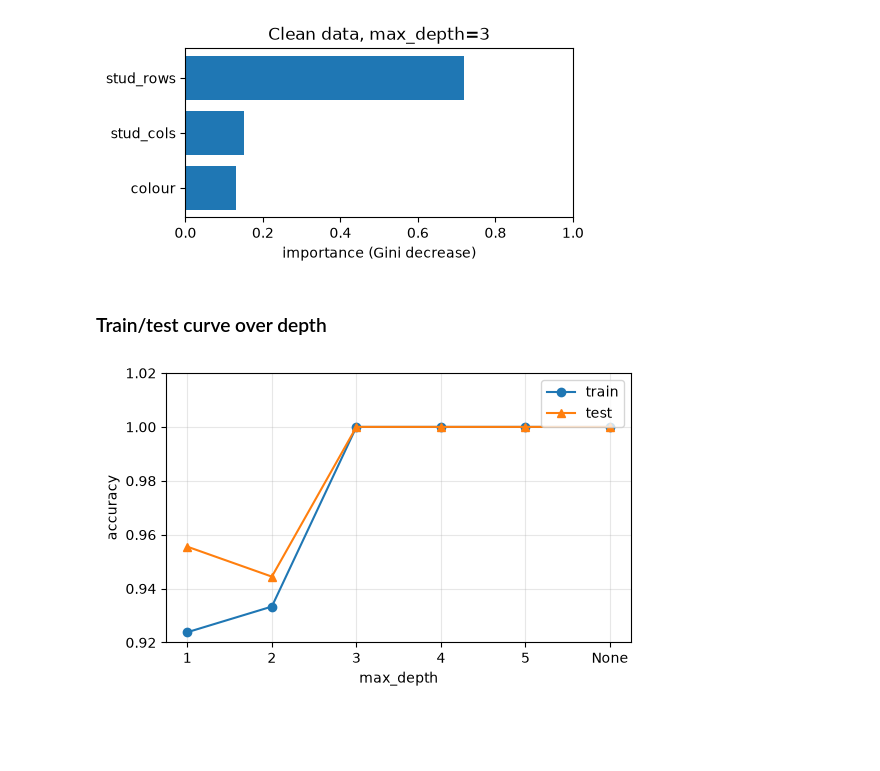
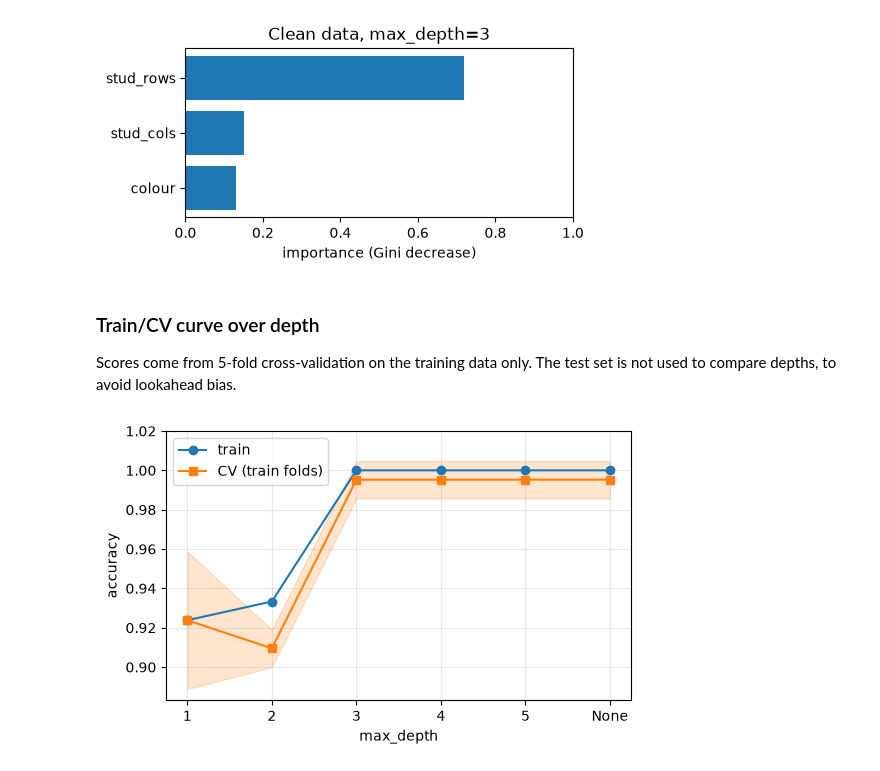
Before and after one commit to migasantunes/decision-trees-lego, a Jupyter notebook: notebooks/dev_a.ipynb, the cells around one changed output. Cells and saved outputs as stored; diff of their text form; code cells hidden in the pictures; blank space fills up the shorter version.

```diff
--- a/notebooks/dev_a.ipynb
+++ b/notebooks/dev_a.ipynb
@@ -106,9 +106,8 @@ train_df, test_df = train_test_split(clean_df, test_size=0.3, stratify=clean_df[
 
 enc = data.make_encoder()
 X_train = enc.fit_transform(train_df[data.FEATURES])
-X_test = enc.transform(test_df[data.FEATURES])
-y_train, y_test = train_df["accepted"], test_df["accepted"]
+y_train = train_df["accepted"]
 
 tree = DecisionTreeClassifier(max_depth=3, random_state=SEED).fit(X_train, y_train)
-print(f"train acc: {tree.score(X_train, y_train):.3f} | test acc: {tree.score(X_test, y_test):.3f}")
+print(f"train acc: {tree.score(X_train, y_train):.3f}")
 # %% [output]
@@ -135,16 +134,21 @@ plt.show()
 # %% [output]
 [figure]
 # %% [markdown]
-### Train/test curve over depth
+### Train/CV curve over depth
+Scores come from 5-fold cross-validation on the training data only. The test set is not used to compare depths, to avoid lookahead bias.
 # %%
+from sklearn.model_selection import cross_val_score
+
 depths = [1, 2, 3, 4, 5, None]
-train_acc, test_acc= [], []
+train_acc, cv_mean, cv_std = [], [], []
 for d in depths:
-    t = DecisionTreeClassifier(max_depth=d, random_state=SEED).fit(X_train, y_train)
-    train_acc.append(t.score(X_train, y_train))
-    test_acc.append(t.score(X_test, y_test))
+    t = DecisionTreeClassifier(max_depth=d, random_state=SEED)
+    cv = cross_val_score(t, X_train, y_train, cv=5, scoring="accuracy")
+    cv_mean.append(cv.mean())
+    cv_std.append(cv.std())
+    train_acc.append(t.fit(X_train, y_train).score(X_train, y_train))
 
-plots.plot_curves(depths, train_acc, test_acc, xlabel="max_depth")
+plots.plot_curves(depths, train_acc, cv_scores=cv_mean, cv_std=cv_std, xlabel="max_depth")
 plt.show()
 # %% [output]
-[figure, old version]
+[figure, new version]
```
Also changed, not shown: parts of 2 cells of this notebook.
